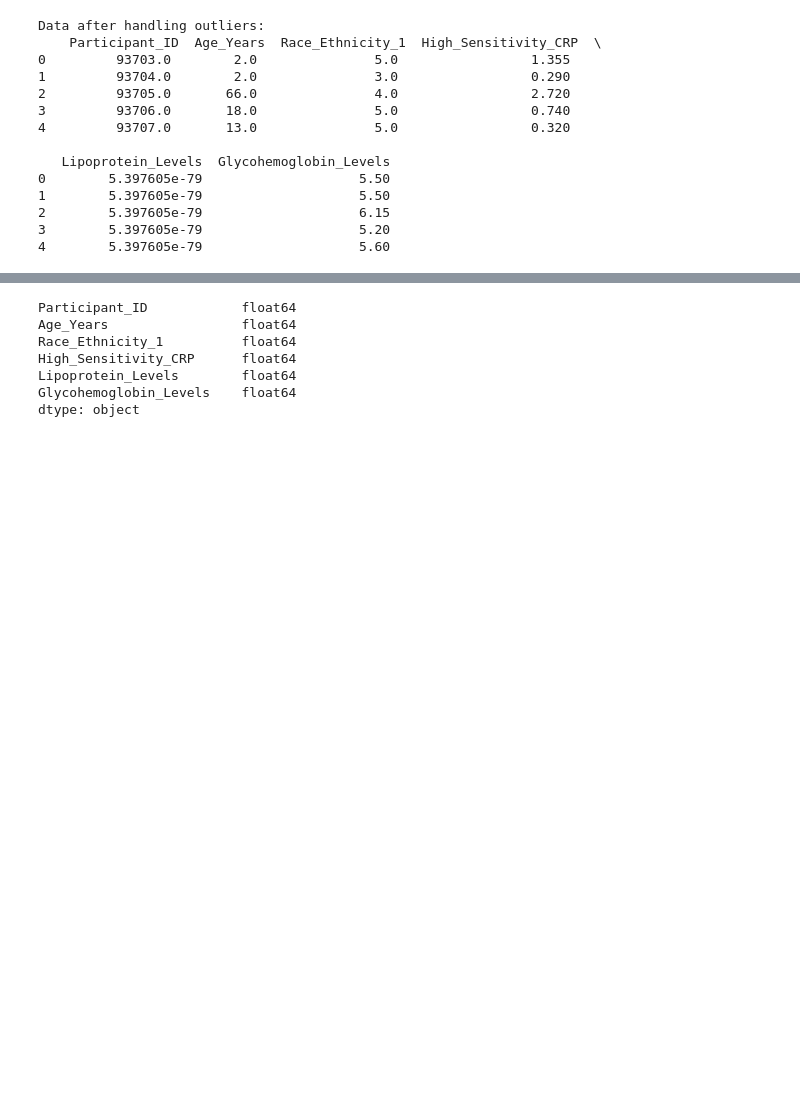
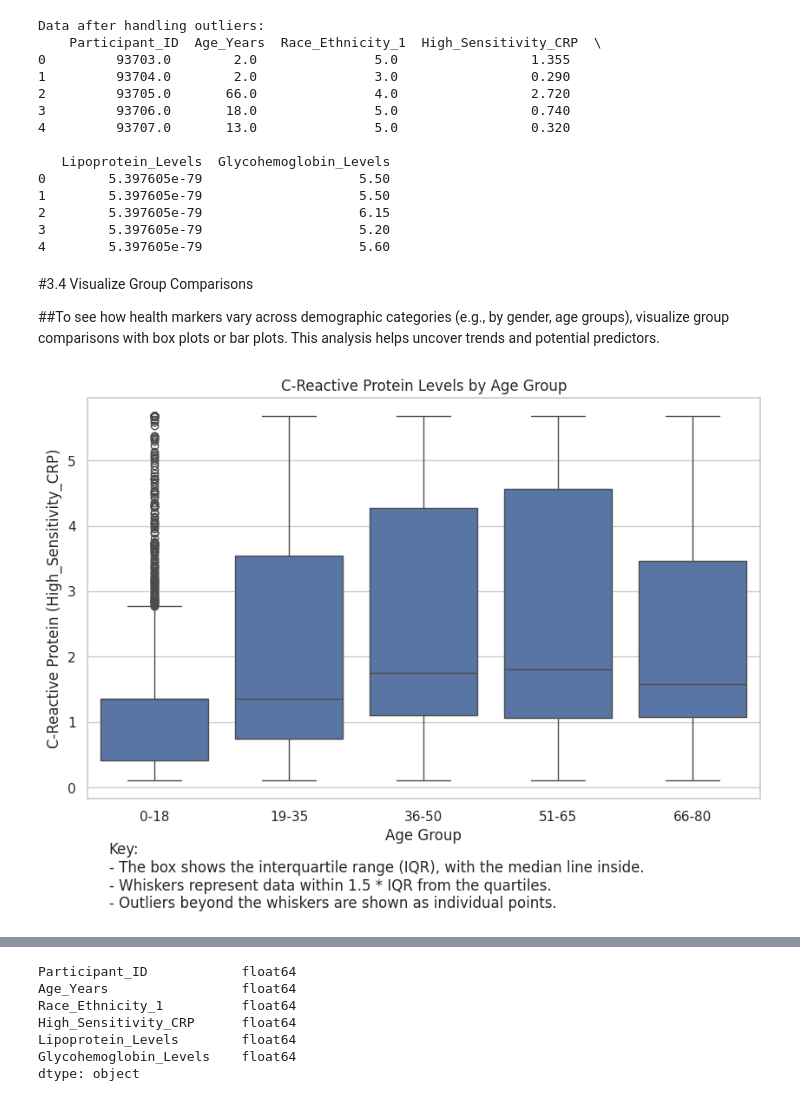
Before and after one commit to kiamaikocoders/Cancer-predictive-model, a Jupyter notebook: Final_notebook(3)(2).ipynb, the cells around one changed output, grey strips where cells are left out. Saved outputs shown, nothing was run; the diff lists cells and outputs as text; code cells hidden in the pictures; blank space fills up the shorter version.

```diff
--- a/Final_notebook(3)(2).ipynb
+++ b/Final_notebook(3)(2).ipynb
@@ -1092,3 +1100,29 @@ Data after handling outliers:
 2        5.397605e-79                    6.15
 3        5.397605e-79                    5.20
 4        5.397605e-79                    5.60
+# %% [markdown]
+#3.4 Visualize Group Comparisons
+
+##To see how health markers vary across demographic categories (e.g., by gender, age groups), visualize group comparisons with box plots or bar plots. This analysis helps uncover trends and potential predictors.
+# %%
+import matplotlib.pyplot as plt
+import seaborn as sns
+import pandas as pd
+
+# Age group categorization
+healthdata['Age_Group'] = pd.cut(healthdata['Age_Years'], bins=[0, 18, 35, 50, 65, 80], labels=['0-18', '19-35', '36-50', '51-65', '66-80'])
+
+# Box plot for C-Reactive Protein across age groups
+plt.figure(figsize=(10, 6))
+sns.boxplot(x='Age_Group', y='High_Sensitivity_CRP', data=healthdata)
+plt.title('C-Reactive Protein Levels by Age Group')
+plt.xlabel('Age Group')
+plt.ylabel('C-Reactive Protein (High_Sensitivity_CRP)')
+
+# Adding a key for interpretation
+plt.figtext(0.15, -0.1, "Key:\n- The box shows the interquartile range (IQR), with the median line inside.\n"
+                        "- Whiskers represent data within 1.5 * IQR from the quartiles.\n"
+                        "- Outliers beyond the whiskers are shown as individual points.", ha="left")
+plt.show()
+# %% [output]
+[figure, added]
```
Also changed, not shown: parts of 8 cells of this notebook.
